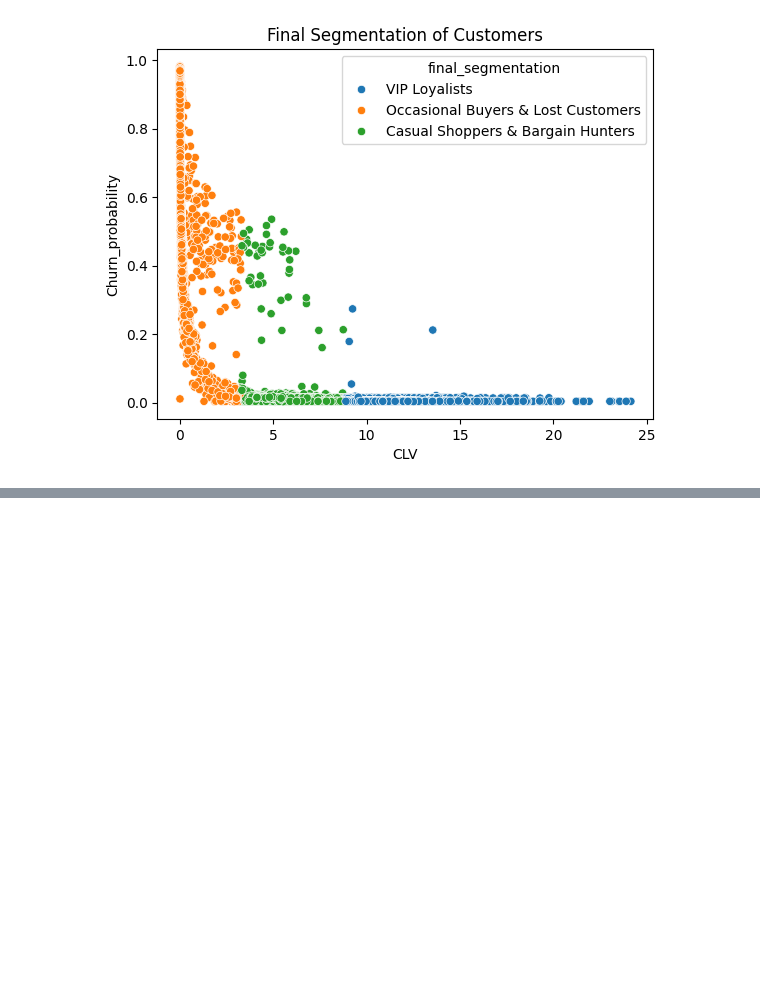
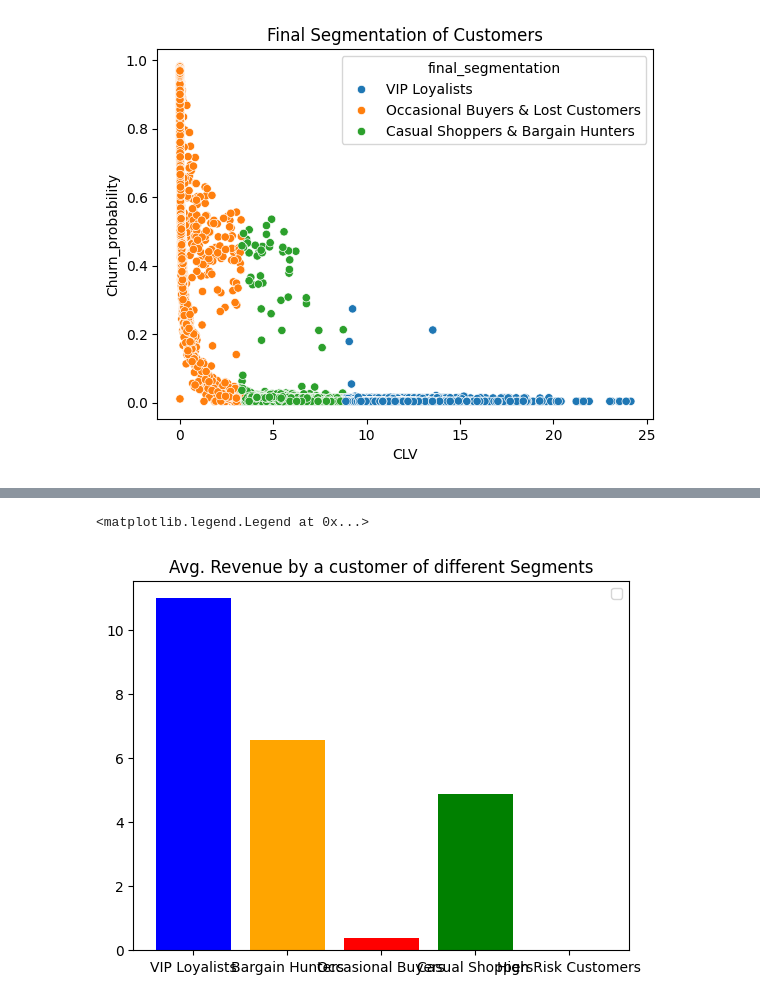
Before and after one commit to akshatsinha2027/Customer-360, a Jupyter notebook: Customer Clustering.ipynb, the cells around one changed output, grey strips where cells are left out. Saved outputs shown, nothing was run; the diff lists cells and outputs as text; code cells hidden in the pictures; blank space fills up the shorter version.

```diff
--- a/Customer Clustering.ipynb
+++ b/Customer Clustering.ipynb
@@ -156,0 +258,7 @@ sns.scatterplot(x=df_cluster['CLV'],y=df_cluster['Churn_probability'],hue=new['f
+# %%
+plt.title("Avg. Revenue by a customer of different Segments")
+plt.bar(y['Segment'],y['Average Revenue Contribution by each'],color=['b','orange','r','g','y'])
+plt.legend()
+# %% [output]
+<matplotlib.legend.Legend at 0x...>
+[figure, added]
```
Also changed, not shown: parts of 19 cells of this notebook.
